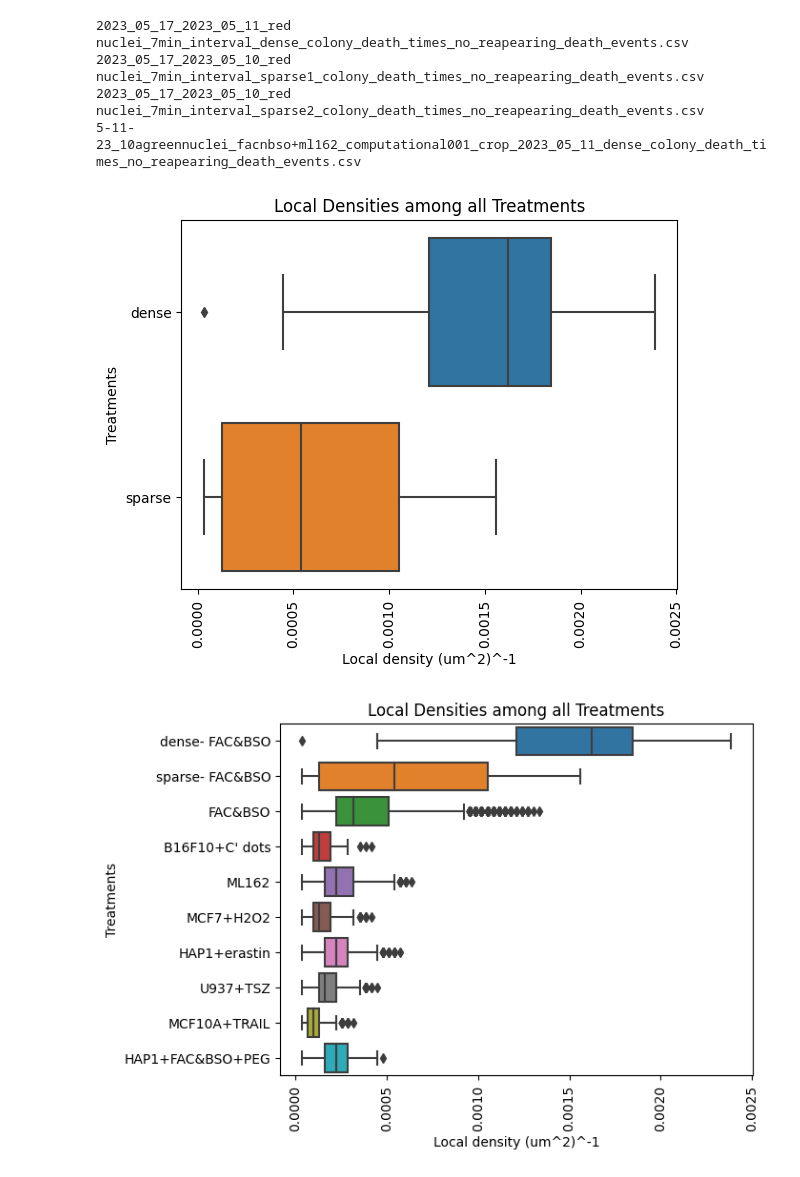
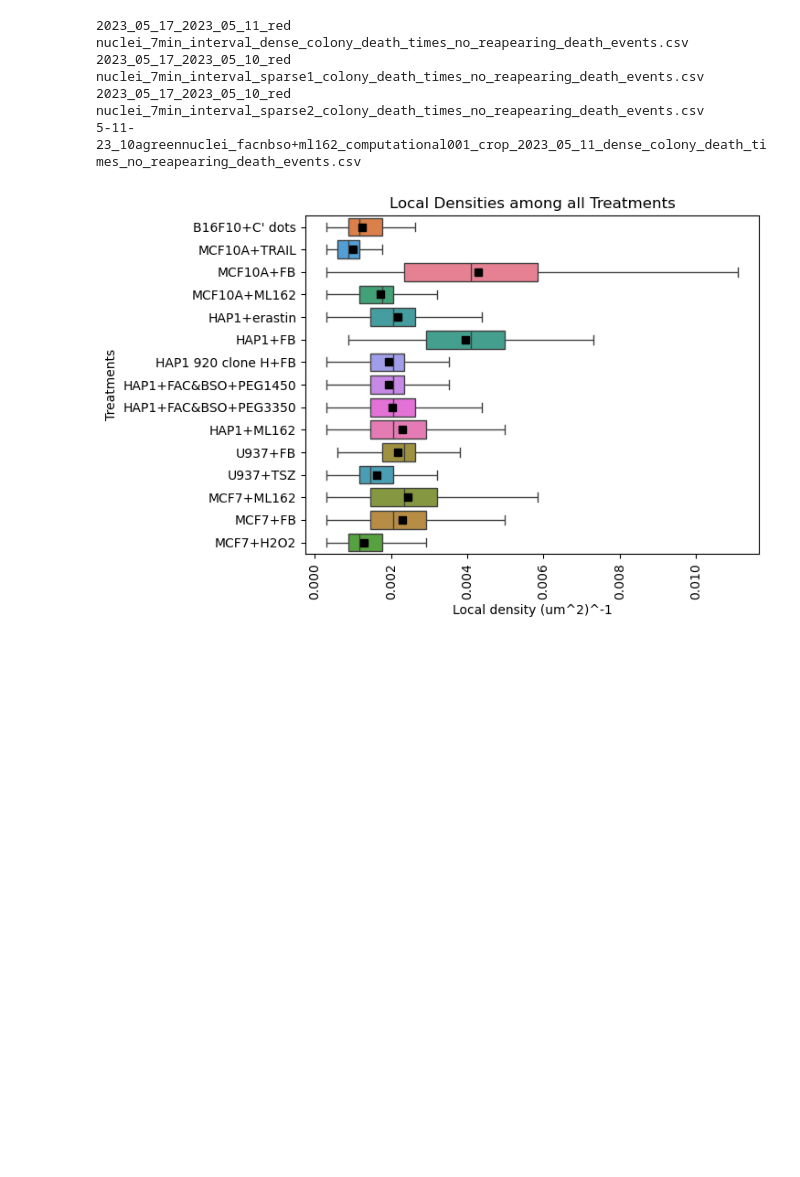
Before and after one commit to esraan/CellDeathQuantification, a Jupyter notebook: DensityAnalysis.ipynb, the cells around one changed output. Saved outputs shown, nothing was run; the diff lists cells and outputs as text; code cells hidden in the pictures; blank space fills up the shorter version.

```diff
--- a/DensityAnalysis.ipynb
+++ b/DensityAnalysis.ipynb
@@ -144,6 +153,26 @@ melted_local_densities_distribution_previous_exp_df = pd.DataFrame.from_dict(for
                                                                                                         Density_needed=False))
 previous_exp_local_density = melted_local_densities_distribution_previous_exp_df.melt(id_vars=["Experiment_name","Treatment"])
 previous_exp_local_density["Sh_Treatment"] = [replace_ugly_long_name(item) for item in previous_exp_local_density["Experiment_name"]]
+# %%
+#OLD DATA
+exps_dir_name = "/Users/esraan/Library/CloudStorage/GoogleDrive-esraan@post.bgu.ac.il/My Drive/PhD materials/OldData/Experiments_XYT_CSV/OriginalTimeFramesData"
+"/Users/yishaiazabary/PycharmProjects/University/CellDeathQuantification/Data/2023 data/OriginalTimeFramesData"
+meta_data_file_full_path= "/Users/esraan/Library/CloudStorage/GoogleDrive-esraan@post.bgu.ac.il/My Drive/PhD materials/OldData/Experiments_XYT_CSV/ExperimentsMetaData.csv"
+meta_data_extract_exp_names= pd.read_csv(meta_data_file_full_path)
+exp_names = meta_data_extract_exp_names.iloc[:96,1]
+
+all_prevoius_exp_results_local_density_values = calc_exp_all_cells_local_densities_for_distribution(exp_name = list(exp_names),
+                                                                                           exps_dir_path=exps_dir_name,
+                                                                                           meta_data_full_file_path=meta_data_file_full_path,
+                                                                                           radious_for_density = 100)
+melted_local_densities_distribution_previous_exp_df = pd.DataFrame.from_dict(format_melt_df_distribution_values(exp_names=exp_names,
+                                                                                                        dict_of_exp_values_of_the_designated_variable_density_deltaTODs_distances=all_prevoius_exp_results_local_density_values,
+                                                                                                        meta_data_full_file_path=meta_data_file_full_path,
+                                                                                                        name_of_the_melted_variable="Local_density",
+                                                                                                        Density_needed=False))
+previous_exp_local_density = melted_local_densities_distribution_previous_exp_df.melt(id_vars=["Experiment_name","Treatment"])
+# exp_cell_line= meta_data_file_full_path[meta_data_file_full_path["File Name"]== key]["Cell Line"].values[0]
+previous_exp_local_density["Sh_Treatment"] = [replace_ugly_long_name(item, item) for item in previous_exp_local_density["Experiment_name"]]
 # %%
 def replacing_name_1(long_ugly_name=""):
     if "sparse1" in long_ugly_name.lower():
@@ -192,15 +221,19 @@ plt.ylabel("Treatments")
 Figure.tick_params(axis='x', rotation=90)
 # Figure.set(xscale="log")
 plt.show()
-import seaborn as sns
-import matplotlib.pyplot as plt
-Figure=sns.boxplot(y='Sh_Treatment', x='value', data= all_exp_new_and_previous_local_density, orient="h")
-plt.title("Local Densities among all Treatments")
-plt.xlabel("Local density (um^2)^-1")
-plt.ylabel("Treatments")
-Figure.tick_params(axis='x', rotation=90)
-# Figure.set(xscale="log")
-plt.show()
-# %% [output]
-[figure, removed]
-[figure, removed]
+# %%
+
+import seaborn as sns
+import matplotlib.pyplot as plt
+Figure=sns.boxplot(y='Sh_Treatment', x='value', data= previous_exp_local_density, orient="h", showfliers=False, showmeans=True,\
+    hue="Sh_Treatment", meanprops={"marker":"s","markerfacecolor":"black", "markeredgecolor":"black"},
+    order=["B16F10+C' dots",'MCF10A+TRAIL', 'MCF10A+FB','MCF10A+ML162','HAP1+erastin','HAP1+FB','HAP1 920 clone H+FB','HAP1+FAC&BSO+PEG1450',"HAP1+FAC&BSO+PEG3350", 'HAP1+ML162', 'U937+FB', 'U937+TSZ','MCF7+ML162','MCF7+FB','MCF7+H2O2'])
+
+plt.title("Local Densities among all Treatments")
+plt.xlabel("Local density (um^2)^-1")
+plt.ylabel("Treatments")
+Figure.tick_params(axis='x', rotation=90)
+# Figure.set(xscale="log")
+plt.show()
+# %% [output]
+[figure, added]
```
Also changed, not shown: parts of 27 cells of this notebook, 8 other files.
